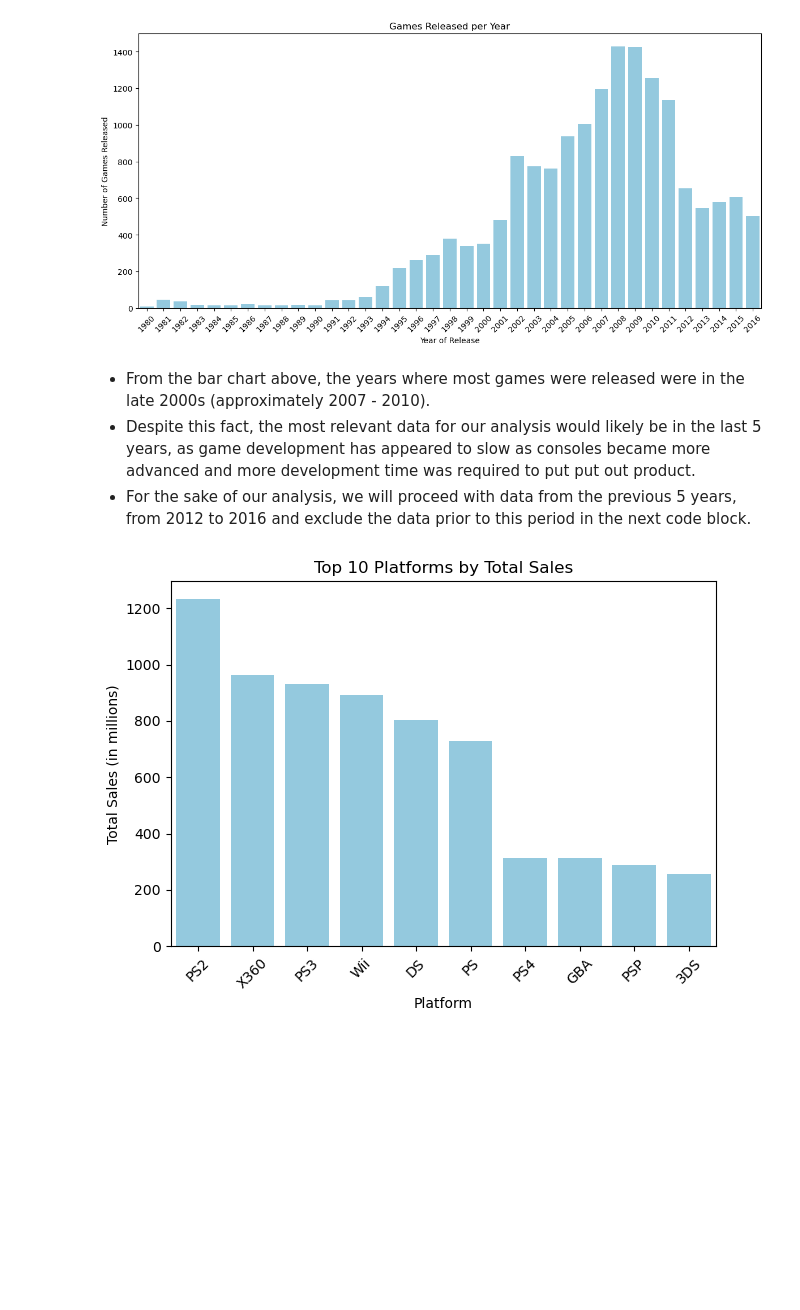
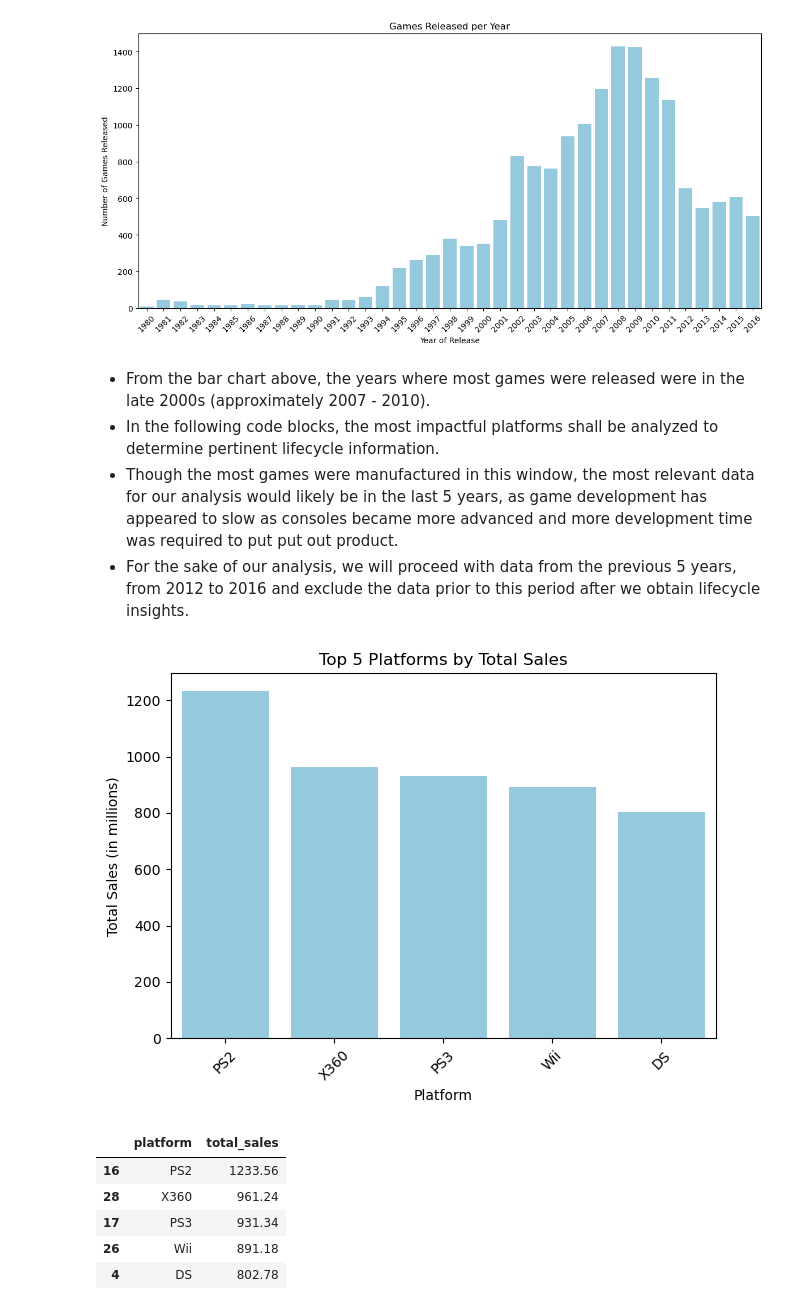
Before and after one commit to Flamingo-Rocker/Video-Game-Marketing-Strategy, a Jupyter notebook: notebooks/Video Game EDA & SDA.ipynb, the cells around one changed output. Cells and saved outputs as stored; diff of their text form; code cells hidden in the pictures; blank space fills up the shorter version.

```diff
--- a/notebooks/Video Game EDA & SDA.ipynb
+++ b/notebooks/Video Game EDA & SDA.ipynb
@@ -176,26 +177,33 @@ plt.show()
 [figure]
 # %% [markdown]
 - From the bar chart above, the years where most games were released were in the late 2000s (approximately 2007 - 2010).
-- Despite this fact, the most relevant data for our analysis would likely be in the last 5 years, as game development has appeared to slow as consoles became more advanced and more development time was required to put put out product.
-- For the sake of our analysis, we will proceed with data from the previous 5 years, from 2012 to 2016 and exclude the data prior to this period in the next code block.
+- In the following code blocks, the most impactful platforms shall be analyzed to determine pertinent lifecycle information.
+- Though the most games were manufactured in this window, the most relevant data for our analysis would likely be in the last 5 years, as game development has appeared to slow as consoles became more advanced and more development time was required to put put out product.
+- For the sake of our analysis, we will proceed with data from the previous 5 years, from 2012 to 2016 and exclude the data prior to this period after we obtain lifecycle insights.
 # %%
 # Look at how sales varied from platform to platform.
 # Choose the platforms with the greatest total sales and build a distribution based on data for each year.
 # Find platforms that used to be popular but now have zero sales.
 # How long does it generally take for new platforms to appear and old ones to fade?
 
 # Group the data by platform and year, summing the total sales
 platform_sales = games.groupby(['platform'])['total_sales'].sum().reset_index()
 platform_sales = platform_sales.sort_values(by='total_sales', ascending=False)
-top_10_platforms = platform_sales.head(10)
-sns.barplot(data=top_10_platforms, x='platform', y='total_sales', color='skyblue')
+top_5_platforms = platform_sales.head(5)
+sns.barplot(data=top_5_platforms, x='platform', y='total_sales', color='skyblue')
 plt.xlabel('Platform')
 plt.ylabel('Total Sales (in millions)')
-plt.title('Top 10 Platforms by Total Sales')
+plt.title('Top 5 Platforms by Total Sales')
 plt.xticks(rotation=45)
 plt.tight_layout()
 plt.show()
 
-top_10_platforms
+top_5_platforms
 # %% [output]
-[figure, old version]
+[figure, new version]
+|  | platform | total_sales |
+| 16 | PS2 | 1233.56 |
+| 28 | X360 | 961.24 |
+| 17 | PS3 | 931.34 |
+| 26 | Wii | 891.18 |
+| 4 | DS | 802.78 |
```
Also changed, not shown: parts of 9 cells of this notebook.
